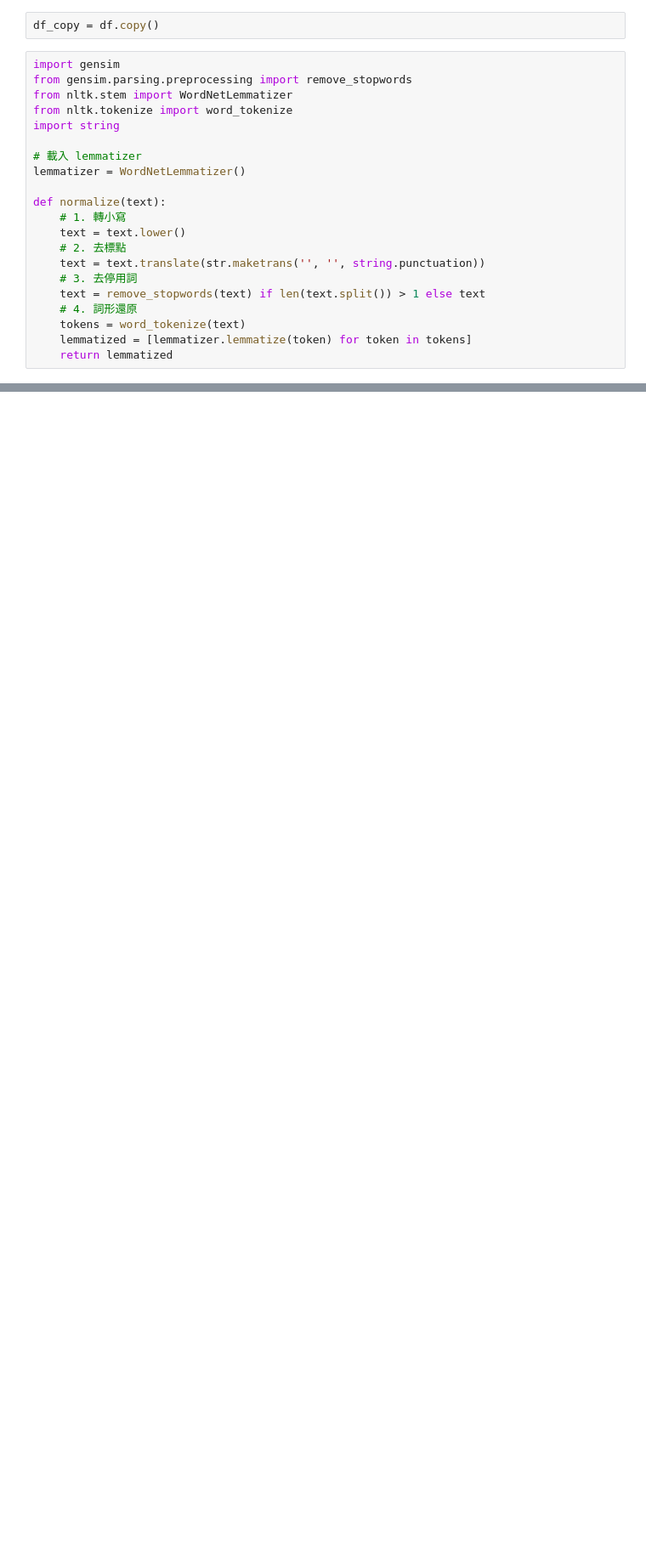
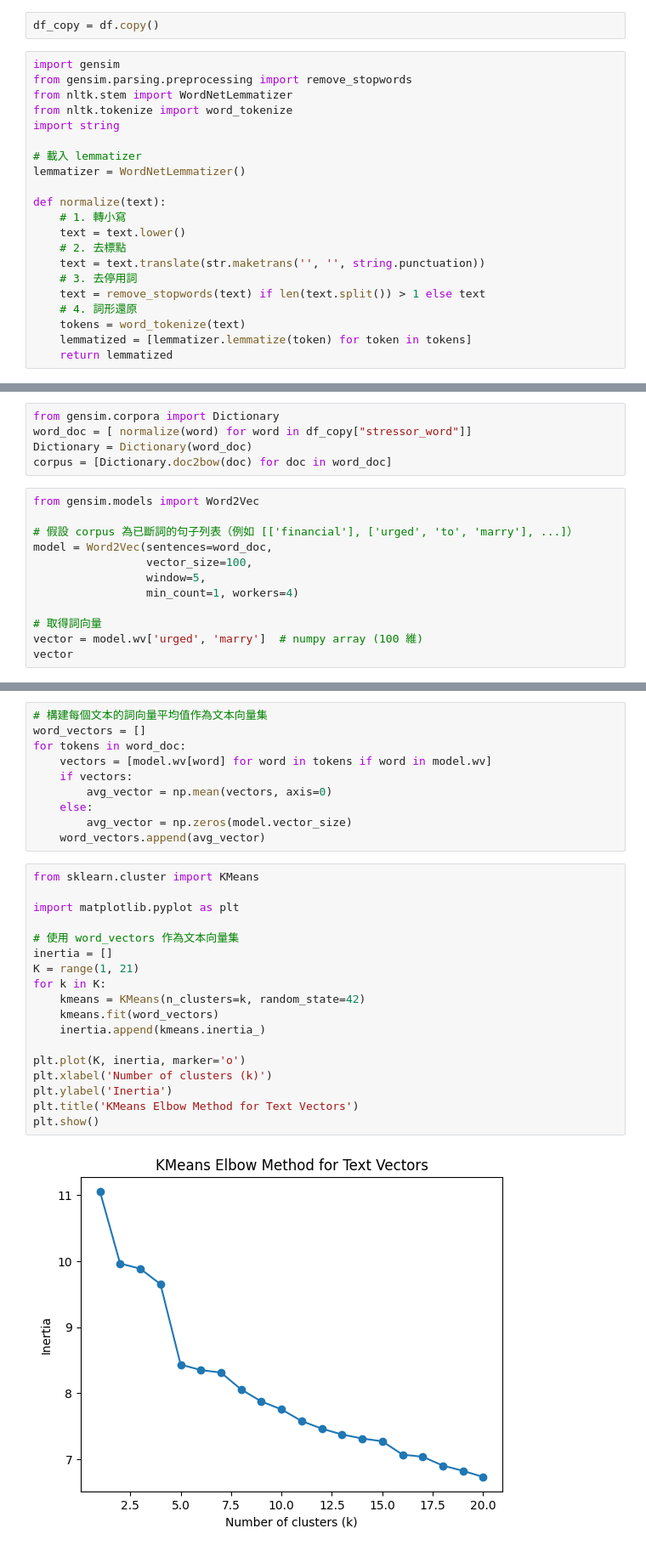
Before and after one commit to Jan-dai/ML, a Jupyter notebook: Mental_Health_Problem/MLearn.ipynb, the cells around one changed output, grey strips where cells are left out. Shown: that part at 85% size. Saved outputs shown, nothing was run; the diff lists cells and outputs as text; blank space fills up the shorter version.

```diff
--- a/Mental_Health_Problem/MLearn.ipynb
+++ b/Mental_Health_Problem/MLearn.ipynb
@@ -113,0 +105,17 @@ courpus_word = [DICT_word.doc2bow(doc) for doc in DOC_word]
+# %%
+from gensim.corpora import Dictionary
+word_doc = [ normalize(word) for word in df_copy["stressor_word"]]
+Dictionary = Dictionary(word_doc)
+corpus = [Dictionary.doc2bow(doc) for doc in word_doc]
+# %%
+from gensim.models import Word2Vec
+
+# 假設 corpus 為已斷詞的句子列表（例如 [['financial'], ['urged', 'to', 'marry'], ...]）
+model = Word2Vec(sentences=word_doc,
+                 vector_size=100,
+                 window=5,
+                 min_count=1, workers=4)
+
+# 取得詞向量
+vector = model.wv['urged', 'marry']  # numpy array (100 維)
+vector
@@ -113,0 +148,30 @@ courpus_word = [DICT_word.doc2bow(doc) for doc in DOC_word]
+# %%
+# 構建每個文本的詞向量平均值作為文本向量集
+word_vectors = []
+for tokens in word_doc:
+    vectors = [model.wv[word] for word in tokens if word in model.wv]
+    if vectors:
+        avg_vector = np.mean(vectors, axis=0)
+    else:
+        avg_vector = np.zeros(model.vector_size)
+    word_vectors.append(avg_vector)
+# %%
+from sklearn.cluster import KMeans
+
+import matplotlib.pyplot as plt
+
+# 使用 word_vectors 作為文本向量集
+inertia = []
+K = range(1, 21)
+for k in K:
+    kmeans = KMeans(n_clusters=k, random_state=42)
+    kmeans.fit(word_vectors)
+    inertia.append(kmeans.inertia_)
+
+plt.plot(K, inertia, marker='o')
+plt.xlabel('Number of clusters (k)')
+plt.ylabel('Inertia')
+plt.title('KMeans Elbow Method for Text Vectors')
+plt.show()
+# %% [output]
+[figure, added]
```
Also changed, not shown: parts of 7 cells of this notebook, 2 other files.
